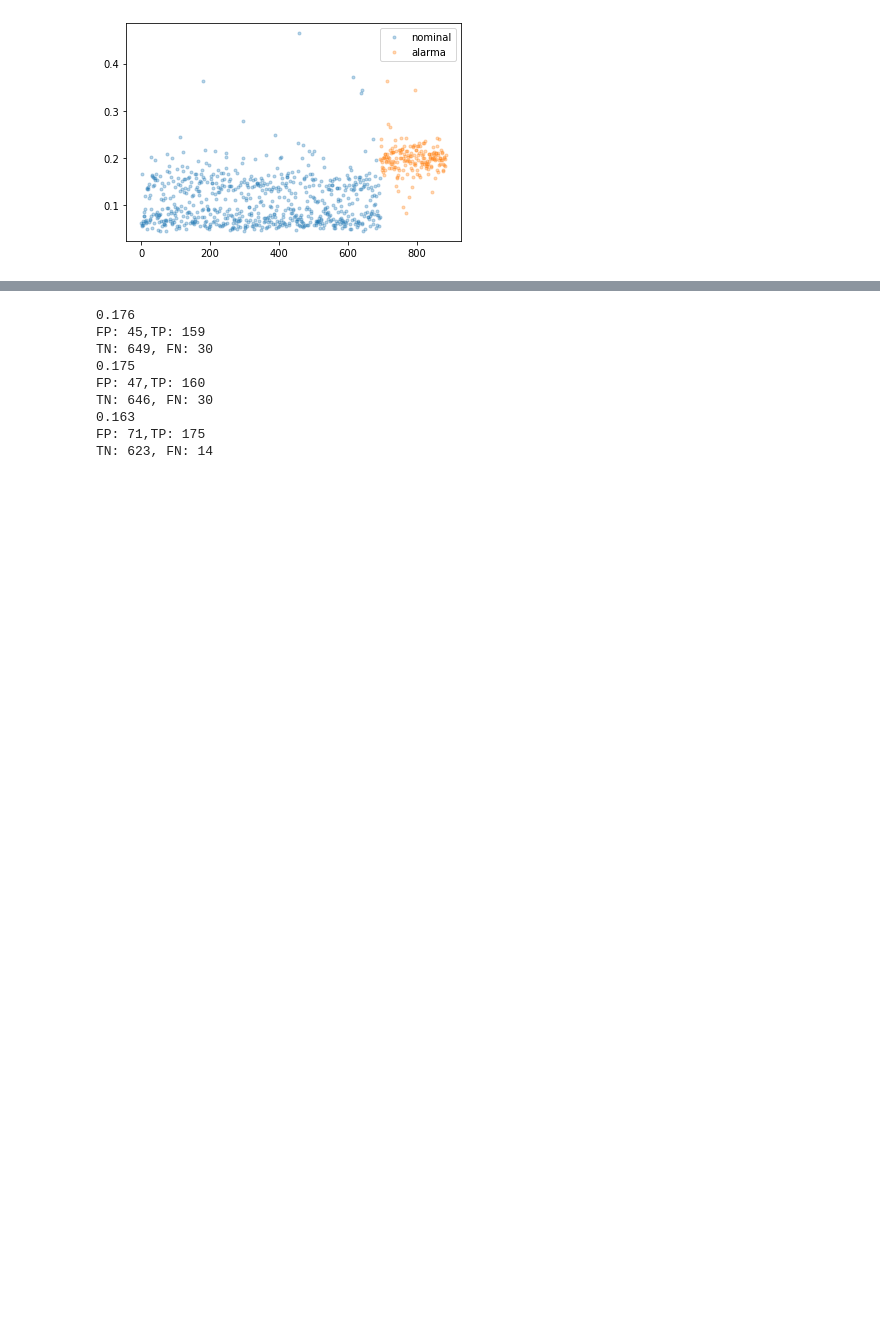
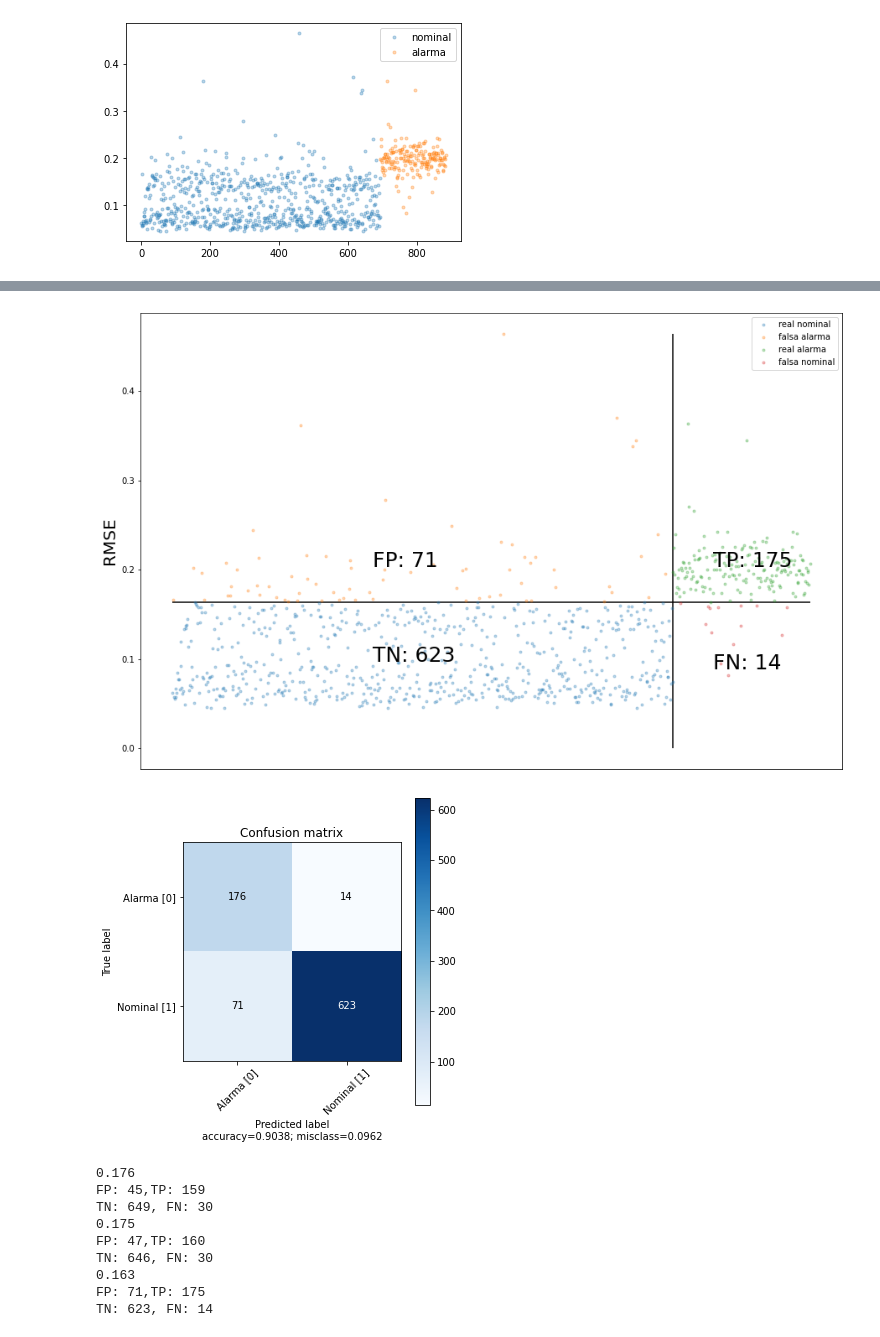
Before and after one commit to MartinVIllesca/ME7260-Aprendizaje-Profundo-en-Diagnostico-y-Pronostico-de-Fallas, a Jupyter notebook: t4/tarea_04.ipynb, the cells around one changed output, grey strips where cells are left out. Drawn from its saved outputs; the diff is of its cells as text; code cells hidden in the pictures; blank space fills up the shorter version.

Commit message:
confusion matrix

```diff
--- a/t4/tarea_04.ipynb
+++ b/t4/tarea_04.ipynb
@@ -350,3 +433,10 @@ plt.show()
+# %%
+# dibujar rmse y division de ejemplos segun mejor th de separacion para FN = 30
+plot_confusionMatrix(best_th)
+plot_confusion_matrix(Y_test, rmse < best_th, ['Alarma [0]', 'Nominal [1]'])
+# %% [output]
+[figure, added]
+[figure, added]
 # %%
 # encontrar th para que FN sean 30
 nominal = np.where(Y_test == 1)[0]
```
Also changed, not shown: parts of 10 cells of this notebook.
